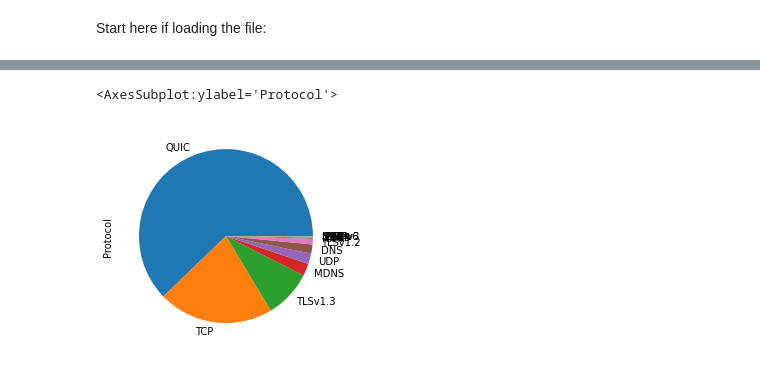
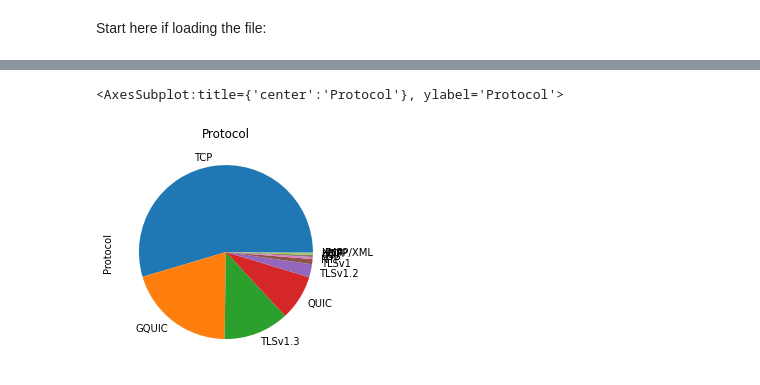
Before and after one commit to ruasanchezf/CS399.02, a Jupyter notebook: scripts/analyse_csv.ipynb, the cells around one changed output, grey strips where cells are left out. Cells and saved outputs as stored; diff of their text form; code cells hidden in the pictures.

```diff
--- a/scripts/analyse_csv.ipynb
+++ b/scripts/analyse_csv.ipynb
@@ -4,4 +4,4 @@ Start here if loading the file:
 import pandas as pd
 import matplotlib.pyplot as plt
 
-data = pd.read_csv("../csv_files/test.csv", encoding='latin-1')
+data = pd.read_csv("../csv_files/10_10_Will_leftalone.csv", encoding='latin-1')
@@ -50,6 +80,7 @@ data["Source"].value_counts().drop(source).plot.pie()
 # %%
+plt.title("Protocol")
 data["Protocol"].value_counts().plot.pie()
 # %% [output]
-<AxesSubplot:ylabel='Protocol'>
+<AxesSubplot:title={'center':'Protocol'}, ylabel='Protocol'>
-[figure, old version]
+[figure, new version]
 # %%
```
Also changed, not shown: parts of 14 cells of this notebook, 1 other file.
